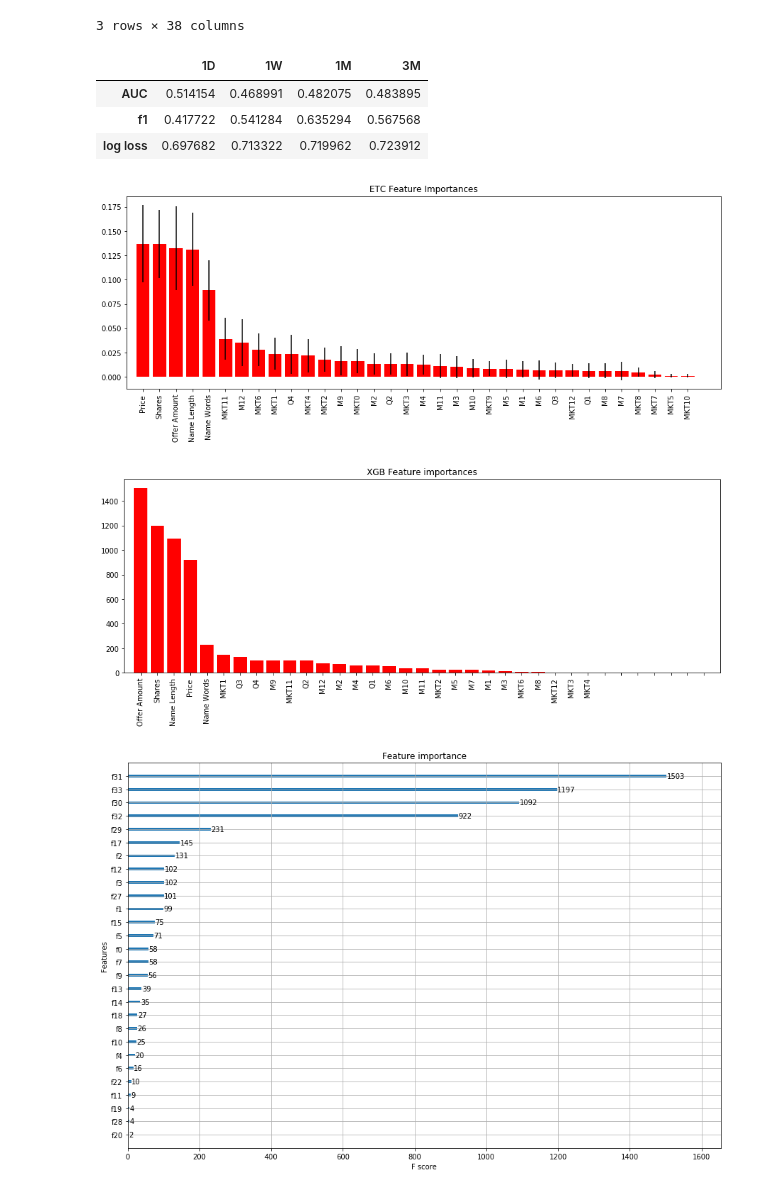
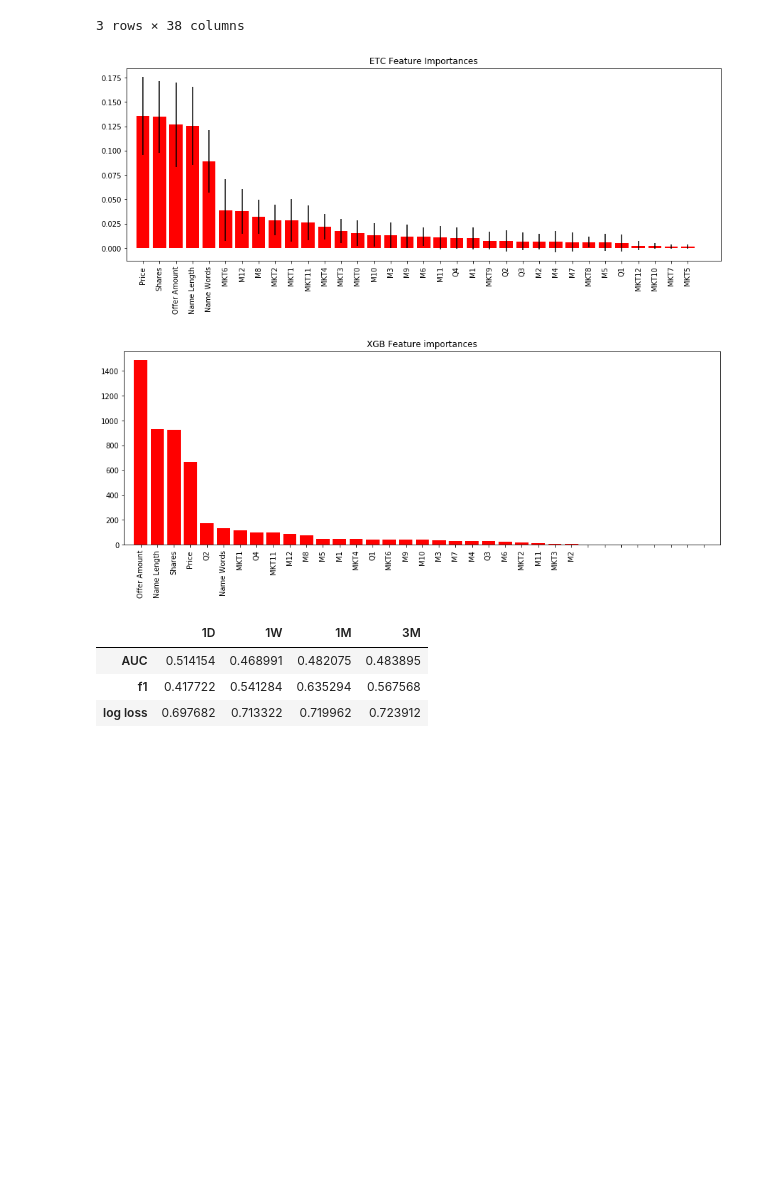
Before and after one commit to algonell/ipo-miner, a Jupyter notebook: 1 Baseline.ipynb, the cells around one changed output. Drawn from its saved outputs; the diff is of its cells as text; code cells hidden in the pictures; blank space fills up the shorter version.

```diff
--- a/1 Baseline.ipynb
+++ b/1 Baseline.ipynb
@@ -60,6 +55,12 @@ df.head(3)
 | BBGI | 1 | 0 | 0 | 0 | 0 | 1 | 0 | 0 | 0 | 0 | ... | ... |
 | UTSI | 1 | 0 | 0 | 0 | 0 | 0 | 1 | 0 | 0 | 0 | ... | ... |
 3 rows × 38 columns
+# %%
+#feature importance
+ml.show_feature_importance(df, '1M')
+# %% [output]
+[figure, added]
+[figure, added]
 # %%
 #as expected the results are poor
 ml.run_ml_flow(df)
@@ -68,13 +69,5 @@ ml.run_ml_flow(df)
 | AUC | 0.514154 | 0.468991 | 0.482075 | 0.483895 |
 | f1 | 0.417722 | 0.541284 | 0.635294 | 0.567568 |
 | log loss | 0.697682 | 0.713322 | 0.719962 | 0.723912 |
-# %%
-X, Y = df.values[:,:-4], df['3M'].map(lambda x: 1 if x > 0 else 0).values
-indices_sklearn = ml.rank_features_etc(X, Y, df.columns[:-4])
-indices_xgb = ml.rank_features_xgb(X, Y, df.columns[:-4])
-# %% [output]
-[figure, removed]
-[figure, removed]
-[figure, removed]
 # %%
 #save for later improvements
```
Also changed, not shown: parts of 2 cells of this notebook, 7 other files.
